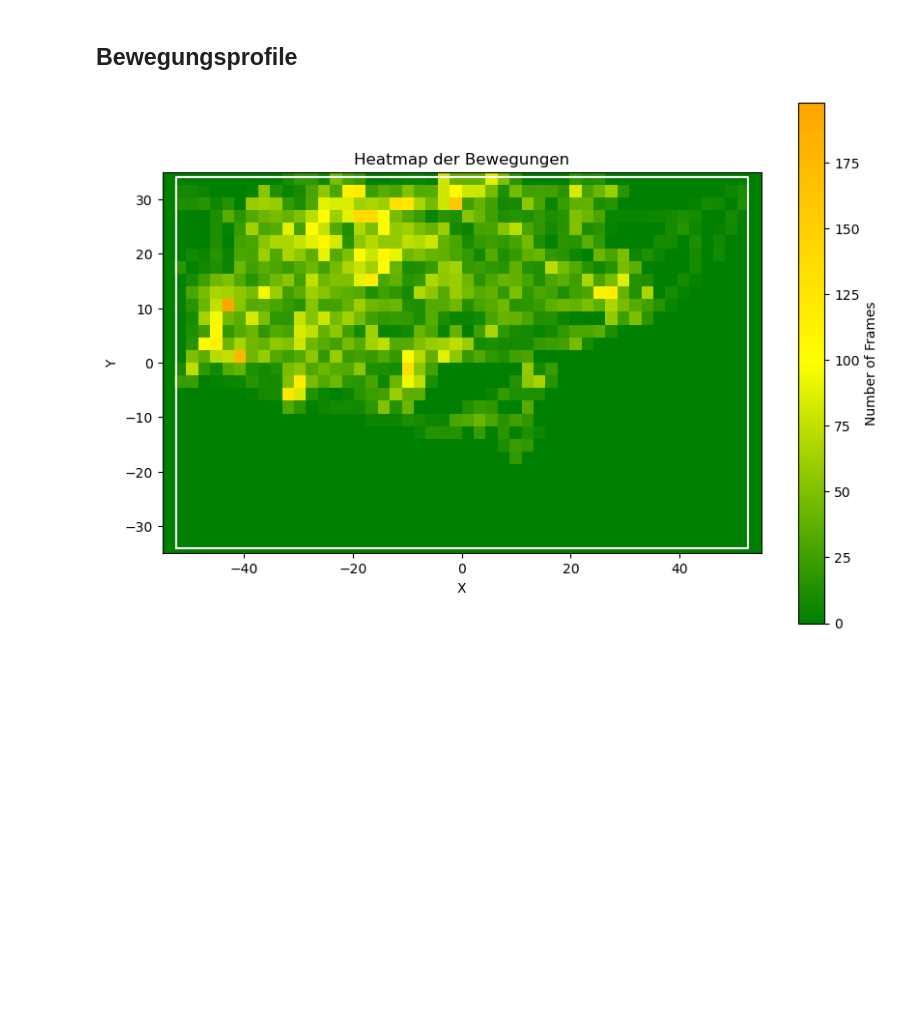
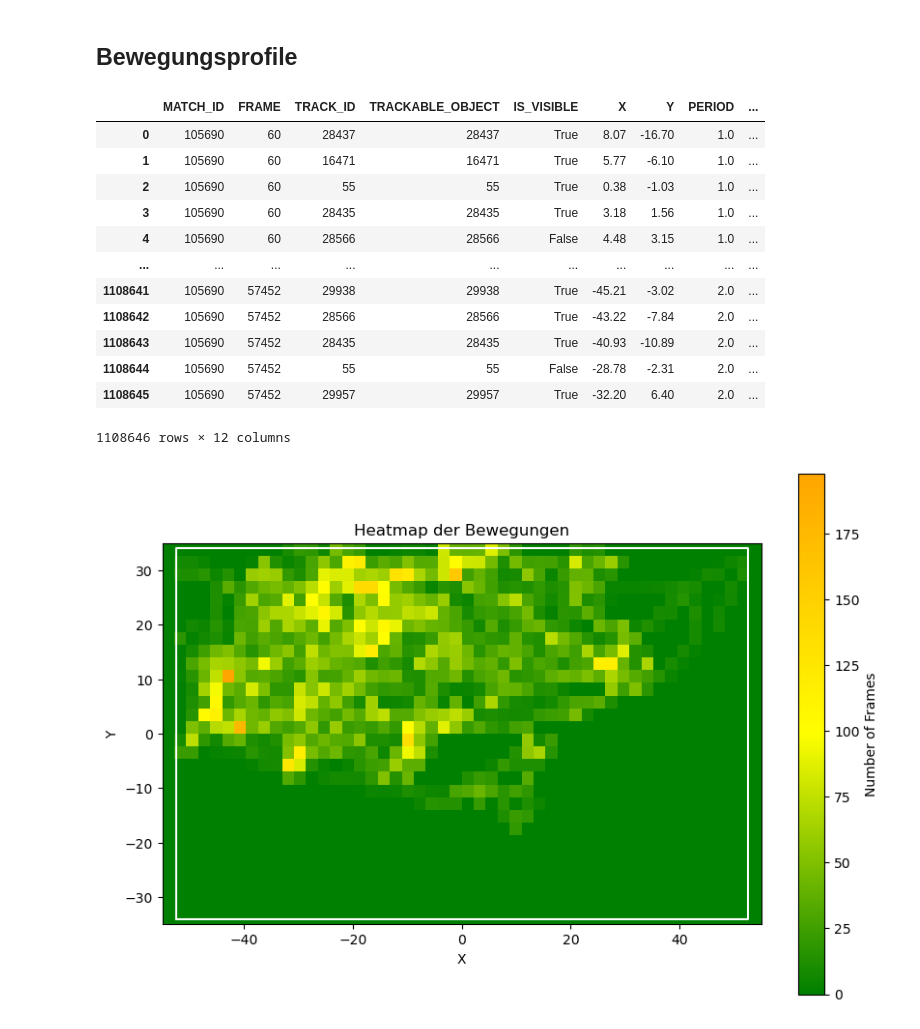
Before and after one commit to FelixFritz02/Eintracht-Data-Project, a Jupyter notebook: data_exploration.ipynb, the cells around one changed output. Cells and saved outputs as stored; diff of their text form; code cells hidden in the pictures; blank space fills up the shorter version.

```diff
--- a/data_exploration.ipynb
+++ b/data_exploration.ipynb
@@ -165,3 +170,19 @@ ball = tracking_data_with_period_and_team[(tracking_data_with_period_and_team['T
+# %%
+tracking_data_full
+# %% [output]
+|  | MATCH_ID | FRAME | TRACK_ID | TRACKABLE_OBJECT | IS_VISIBLE | X | Y | PERIOD | ... |
+| 0 | 105690 | 60 | 28437 | 28437 | True | 8.07 | -16.70 | 1.0 | ... |
+| 1 | 105690 | 60 | 16471 | 16471 | True | 5.77 | -6.10 | 1.0 | ... |
+| 2 | 105690 | 60 | 55 | 55 | True | 0.38 | -1.03 | 1.0 | ... |
+| 3 | 105690 | 60 | 28435 | 28435 | True | 3.18 | 1.56 | 1.0 | ... |
+| 4 | 105690 | 60 | 28566 | 28566 | False | 4.48 | 3.15 | 1.0 | ... |
+| ... | ... | ... | ... | ... | ... | ... | ... | ... | ... |
+| 1108641 | 105690 | 57452 | 29938 | 29938 | True | -45.21 | -3.02 | 2.0 | ... |
+| 1108642 | 105690 | 57452 | 28566 | 28566 | True | -43.22 | -7.84 | 2.0 | ... |
+| 1108643 | 105690 | 57452 | 28435 | 28435 | True | -40.93 | -10.89 | 2.0 | ... |
+| 1108644 | 105690 | 57452 | 55 | 55 | False | -28.78 | -2.31 | 2.0 | ... |
+| 1108645 | 105690 | 57452 | 29957 | 29957 | True | -32.20 | 6.40 | 2.0 | ... |
+1108646 rows × 12 columns
 # %%
 from matplotlib.colors import LinearSegmentedColormap
 
```
Also changed, not shown: parts of 23 cells of this notebook, 4 other files.
